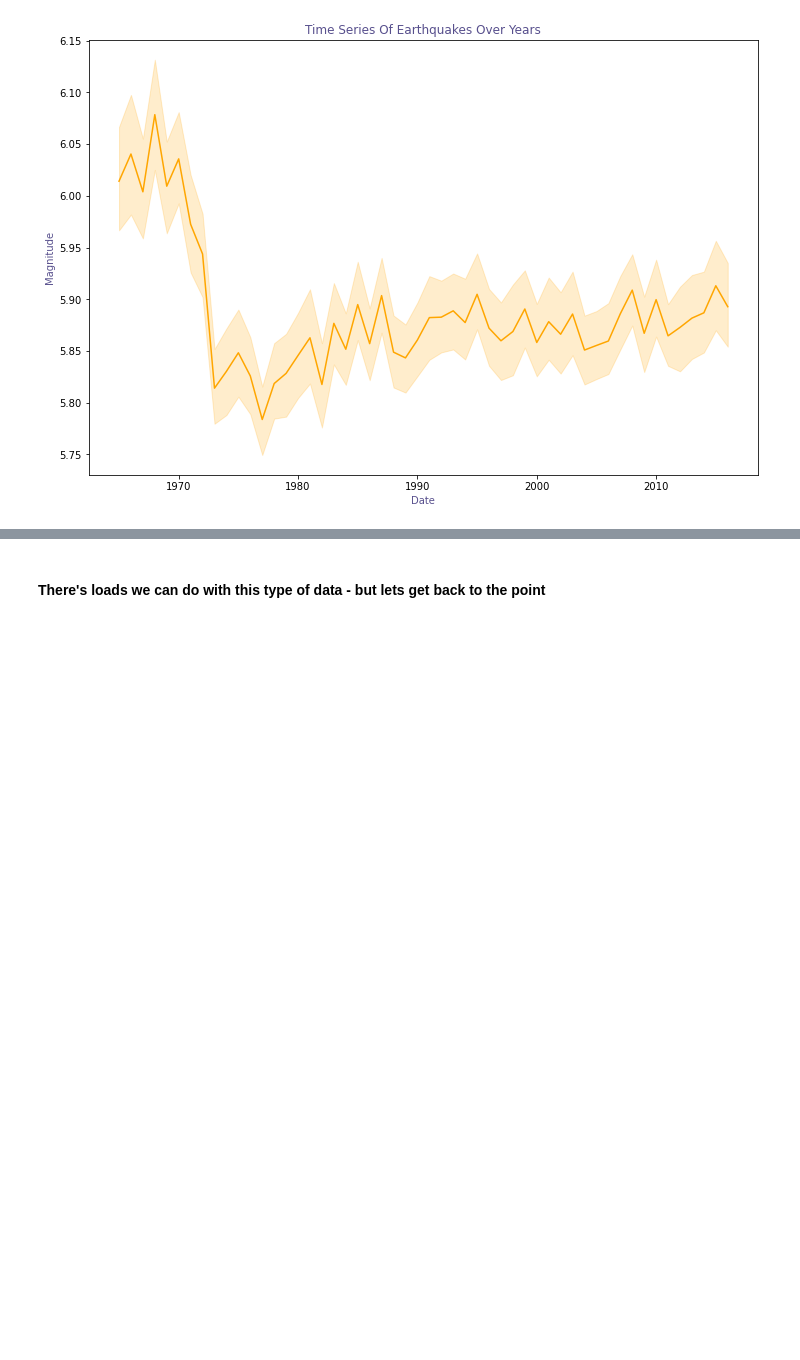
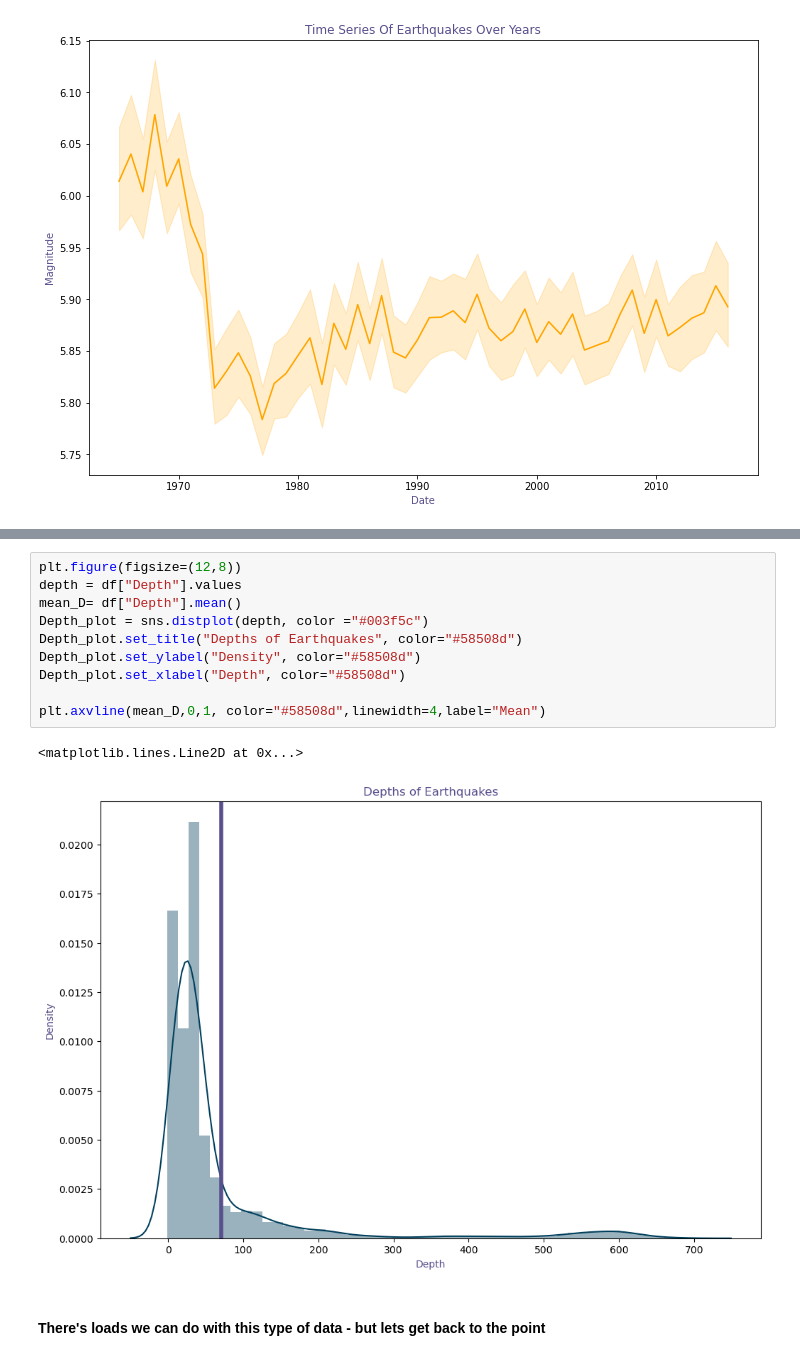
Before and after one commit to OuterSpacedCat/Data_Sci_Seminar, a Jupyter notebook: notebook.ipynb, the cells around one changed output, grey strips where cells are left out. Drawn from its saved outputs; the diff is of its cells as text; blank space fills up the shorter version.

```diff
--- a/notebook.ipynb
+++ b/notebook.ipynb
@@ -196,3 +226,16 @@ Text(0.5, 0, 'Date')
+# %%
+plt.figure(figsize=(12,8))
+depth = df["Depth"].values
+mean_D= df["Depth"].mean()
+Depth_plot = sns.distplot(depth, color ="#003f5c")
+Depth_plot.set_title("Depths of Earthquakes", color="#58508d")
+Depth_plot.set_ylabel("Density", color="#58508d")
+Depth_plot.set_xlabel("Depth", color="#58508d")
+
+plt.axvline(mean_D,0,1, color="#58508d",linewidth=4,label="Mean")
+# %% [output]
+<matplotlib.lines.Line2D at 0x...>
+[figure, added]
 # %% [markdown]
 #### There's loads we can do with this type of data - but lets get back to the point
 # %% [markdown]
```
Also changed, not shown: parts of 9 cells of this notebook.
